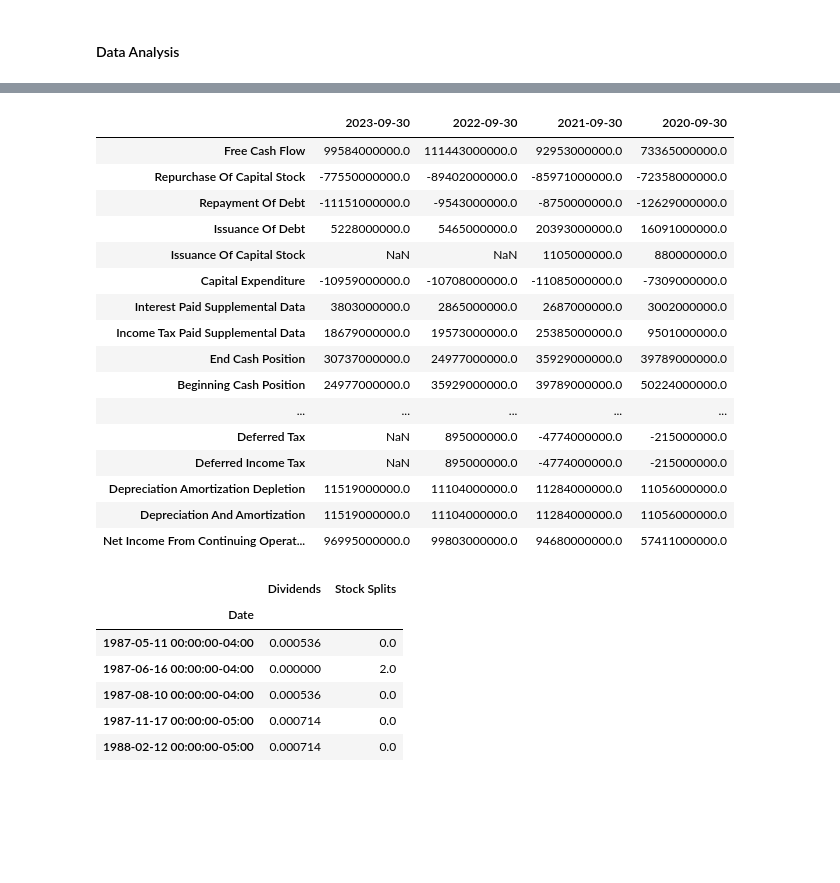
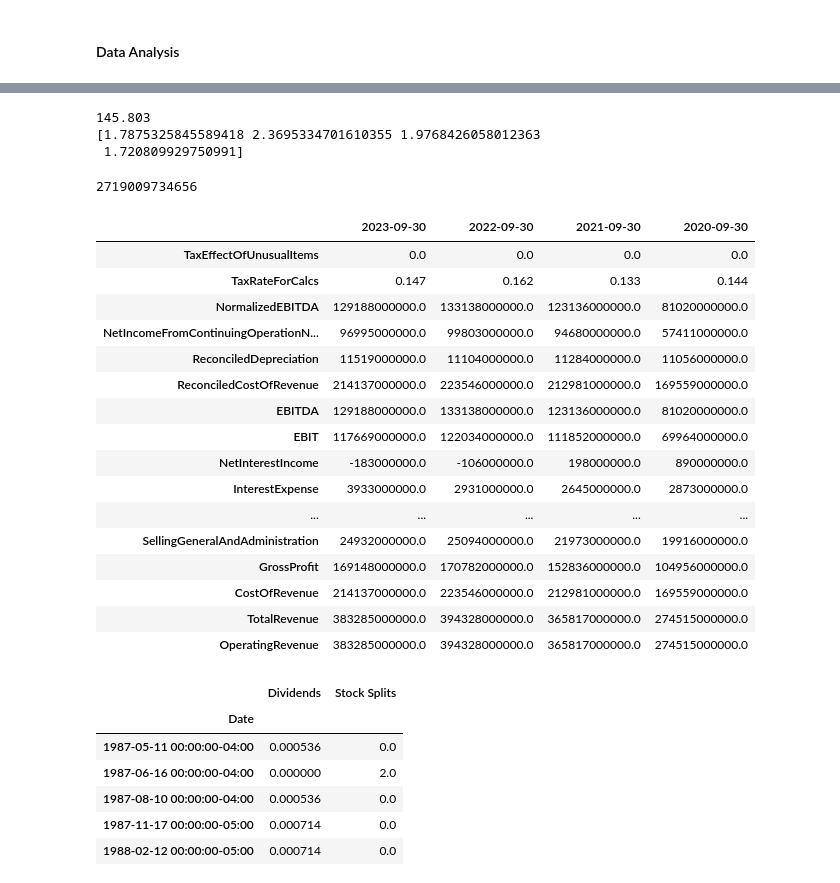
Before and after one commit to Robohrriday/MS499_IITGN_Finance_2024, a Jupyter notebook: data_analysis.ipynb, the cells around one changed output, grey strips where cells are left out. Drawn from its saved outputs; the diff is of its cells as text; code cells hidden in the pictures; blank space fills up the shorter version.

```diff
--- a/data_analysis.ipynb
+++ b/data_analysis.ipynb
@@ -88,23 +67,37 @@ display_data(ticker.balance_sheet, True)
+# %%
+ticker = yf.Ticker('AAPL')
+b = ticker.get_balance_sheet()
+a = ticker.get_info()
+print(a['debtToEquity'])
+print(np.array(b.loc['TotalDebt'])/np.array(b.loc['StockholdersEquity']))
+# %% [output]
+145.803
+[1.7875325845589418 2.3695334701610355 1.9768426058012363
+ 1.720809929750991]
+# %%
+ticker.info['marketCap']
+# %% [output]
+2719009734656
 # %%
-display_data(ticker.cash_flow,True)
+display_data(ticker.get_income_stmt(),True)
 # %% [output]
 |  | 2023-09-30 | 2022-09-30 | 2021-09-30 | 2020-09-30 |
-| Free Cash Flow | 99584000000.0 | 111443000000.0 | 92953000000.0 | 73365000000.0 |
-| Repurchase Of Capital Stock | -77550000000.0 | -89402000000.0 | -85971000000.0 | -72358000000.0 |
-| Repayment Of Debt | -11151000000.0 | -9543000000.0 | -8750000000.0 | -12629000000.0 |
-| Issuance Of Debt | 5228000000.0 | 5465000000.0 | 20393000000.0 | 16091000000.0 |
-| Issuance Of Capital Stock | NaN | NaN | 1105000000.0 | 880000000.0 |
-| Capital Expenditure | -10959000000.0 | -10708000000.0 | -11085000000.0 | -7309000000.0 |
-| Interest Paid Supplemental Data | 3803000000.0 | 2865000000.0 | 2687000000.0 | 3002000000.0 |
-| Income Tax Paid Supplemental Data | 18679000000.0 | 19573000000.0 | 25385000000.0 | 9501000000.0 |
-| End Cash Position | 30737000000.0 | 24977000000.0 | 35929000000.0 | 39789000000.0 |
-| Beginning Cash Position | 24977000000.0 | 35929000000.0 | 39789000000.0 | 50224000000.0 |
+| TaxEffectOfUnusualItems | 0.0 | 0.0 | 0.0 | 0.0 |
+| TaxRateForCalcs | 0.147 | 0.162 | 0.133 | 0.144 |
+| NormalizedEBITDA | 129188000000.0 | 133138000000.0 | 123136000000.0 | 81020000000.0 |
+| NetIncomeFromContinuingOperationN... | 96995000000.0 | 99803000000.0 | 94680000000.0 | 57411000000.0 |
+| ReconciledDepreciation | 11519000000.0 | 11104000000.0 | 11284000000.0 | 11056000000.0 |
+| ReconciledCostOfRevenue | 214137000000.0 | 223546000000.0 | 212981000000.0 | 169559000000.0 |
+| EBITDA | 129188000000.0 | 133138000000.0 | 123136000000.0 | 81020000000.0 |
+| EBIT | 117669000000.0 | 122034000000.0 | 111852000000.0 | 69964000000.0 |
+| NetInterestIncome | -183000000.0 | -106000000.0 | 198000000.0 | 890000000.0 |
+| InterestExpense | 3933000000.0 | 2931000000.0 | 2645000000.0 | 2873000000.0 |
 | ... | ... | ... | ... | ... |
-| Deferred Tax | NaN | 895000000.0 | -4774000000.0 | -215000000.0 |
-| Deferred Income Tax | NaN | 895000000.0 | -4774000000.0 | -215000000.0 |
-| Depreciation Amortization Depletion | 11519000000.0 | 11104000000.0 | 11284000000.0 | 11056000000.0 |
-| Depreciation And Amortization | 11519000000.0 | 11104000000.0 | 11284000000.0 | 11056000000.0 |
-| Net Income From Continuing Operat... | 96995000000.0 | 99803000000.0 | 94680000000.0 | 57411000000.0 |
+| SellingGeneralAndAdministration | 24932000000.0 | 25094000000.0 | 21973000000.0 | 19916000000.0 |
+| GrossProfit | 169148000000.0 | 170782000000.0 | 152836000000.0 | 104956000000.0 |
+| CostOfRevenue | 214137000000.0 | 223546000000.0 | 212981000000.0 | 169559000000.0 |
+| TotalRevenue | 383285000000.0 | 394328000000.0 | 365817000000.0 | 274515000000.0 |
+| OperatingRevenue | 383285000000.0 | 394328000000.0 | 365817000000.0 | 274515000000.0 |
 # %%
 display_data(ticker.actions,True)
 # %% [output]
```
Also changed, not shown: parts of 1 cell of this notebook, 11 other files.
